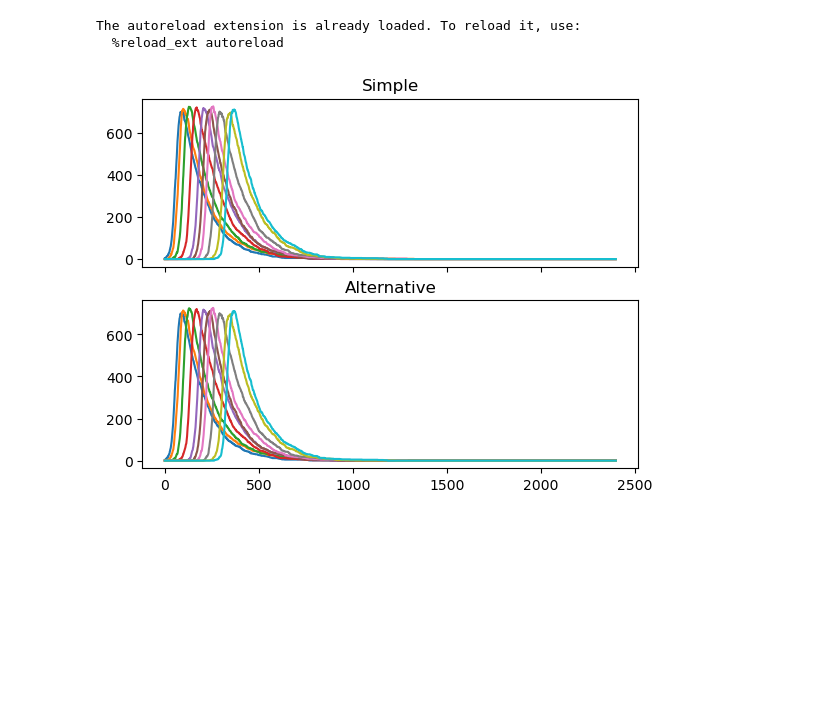
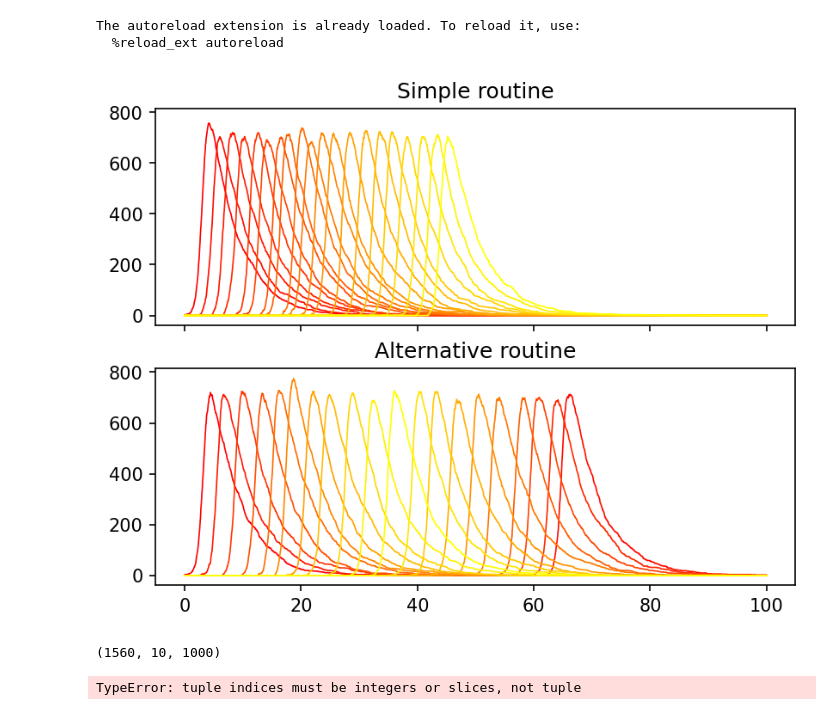
Before and after one commit to joel-winterton/CommutersAndEpidemics, a Jupyter notebook: trajectories/1d_epidemic_analysis.ipynb, the cells around one changed output. Drawn from its saved outputs; the diff is of its cells as text; code cells hidden in the pictures; blank space fills up the shorter version.

Commit message:
feat: routine generation

```diff
--- a/trajectories/1d_epidemic_analysis.ipynb
+++ b/trajectories/1d_epidemic_analysis.ipynb
@@ -7,15 +7,35 @@ The autoreload extension is already loaded. To reload it, use:
 # %%
 from epidemic_one_dim import Lattice_1D
 import matplotlib.pyplot as plt
+import matplotlib as mpl
+import numpy as np
+mpl.rcParams['figure.dpi'] = 150
+cmap = mpl.colormaps['autumn']
-# %%
-lattice = Lattice_1D(n=1000)
-simple_res = lattice.simulate(route='simple')
-alt_res = lattice.simulate(route='alternative')
-fig, ax = plt.subplots(2,1, sharex=True)
-ax[0].plot(simple_res[1][:,:,:].sum(axis=2))
-ax[0].set_title('Simple')
-ax[1].set_title('Alternative')
-ax[1].plot(alt_res[1][:,:,:].sum(axis=2))
-plt.show()
-# %% [output]
-[figure, removed]
+# %%
+patch_pop = 1000
+number_of_patches = 20
+t_max = 100
+simple_lattice = Lattice_1D(n=patch_pop, t_max=t_max, k=number_of_patches)
+alt_lattice = Lattice_1D(n=patch_pop, t_max=t_max, k=number_of_patches)
+simple_res = simple_lattice.simulate(routine='simple')
+alt_res = alt_lattice.simulate(routine='alternative')
+# %%
+colors = cmap(np.linspace(0, 1, number_of_patches))
+fig,ax = plt.subplots(2, 1, sharex=True, sharey=True)
+for i in range(number_of_patches):
+    param = dict(color=colors[i],linewidth=0.8)
+    ax[0].plot(simple_res[-1], simple_res[1][:,i,:].sum(axis=-1), **param)
+    ax[1].plot(alt_res[-1], alt_res[1][:,i,:].sum(axis=-1), **param)
+ax[0].set_title('Simple routine')
+ax[1].set_title('Alternative routine')
+plt.show()
+# %% [output]
+[figure, added]
+# %%
+alt_res[1].shape
+# %% [output]
+(1560, 10, 1000)
+# %%
+alt_res[1,0,:]
+# %% [output]
+TypeError: tuple indices must be integers or slices, not tuple
```
Also changed, not shown: 1 other file.
